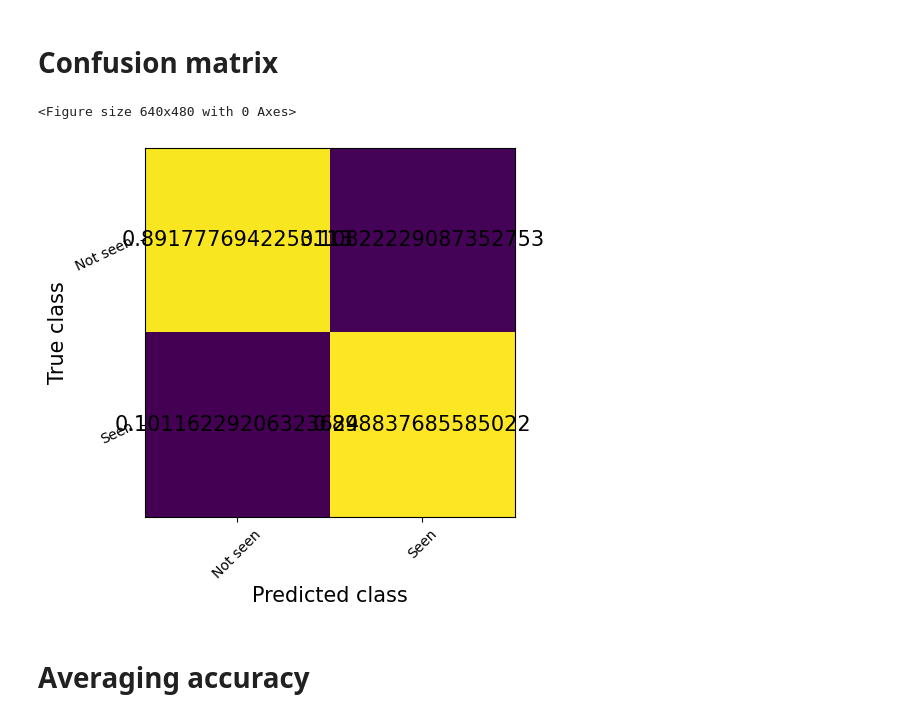
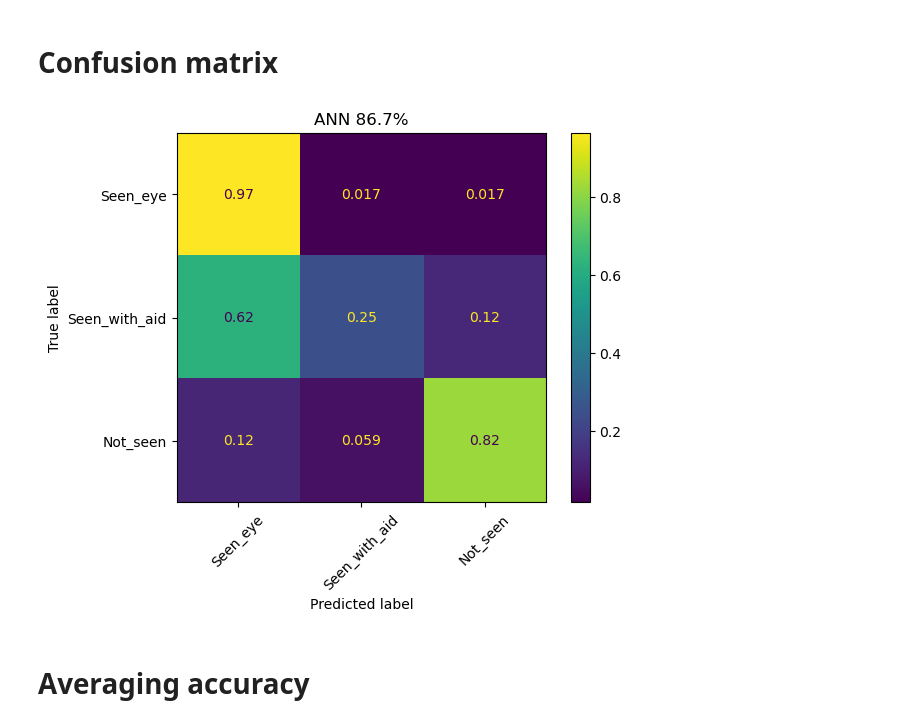
Before and after one commit to EmmaAlexander/mphys-moon, a Jupyter notebook: Code/moon_visibility_NN.ipynb, the cells around one changed output. Saved outputs shown, nothing was run; the diff lists cells and outputs as text; code cells hidden in the pictures.

```diff
--- a/Code/moon_visibility_NN.ipynb
+++ b/Code/moon_visibility_NN.ipynb
@@ -239,12 +266,19 @@ Final accuracy is 0.8967551622418879
 # %% [markdown]
 # Confusion matrix
+# %%
+cm = confusion_matrix(target, prediction,normalize = 'true')
+disp = ConfusionMatrixDisplay(confusion_matrix=cm, display_labels=ptype)
+disp.plot(xticks_rotation=45)
+fig = disp.figure_
+#plt.title(f"Confusion matrix (ANN)")
+plt.title(r"ANN {:.3}%".format(result_arr1[-1,3]*100))
+plt.show()
+# %% [output]
+[figure, added]
 # %%
-plt.figure()
-fig_, ax_ = cm_metric.plot(labels=[ 'Not seen','Seen'])
-plt.show()
+#plt.figure()
+#fig_, ax_ = cm_metric.plot(labels=[ 'Not seen','Seen'])
+#plt.show()
-# %% [output]
-<Figure size 640x480 with 0 Axes>
-[figure, removed]
 # %%
 # cm = confusion_matrix(cm_array[0], cm_array[1],normalize = 'true')
 # disp = ConfusionMatrixDisplay(confusion_matrix=cm, display_labels=ptype)
```
Also changed, not shown: parts of 12 cells of this notebook, 4 other files.
